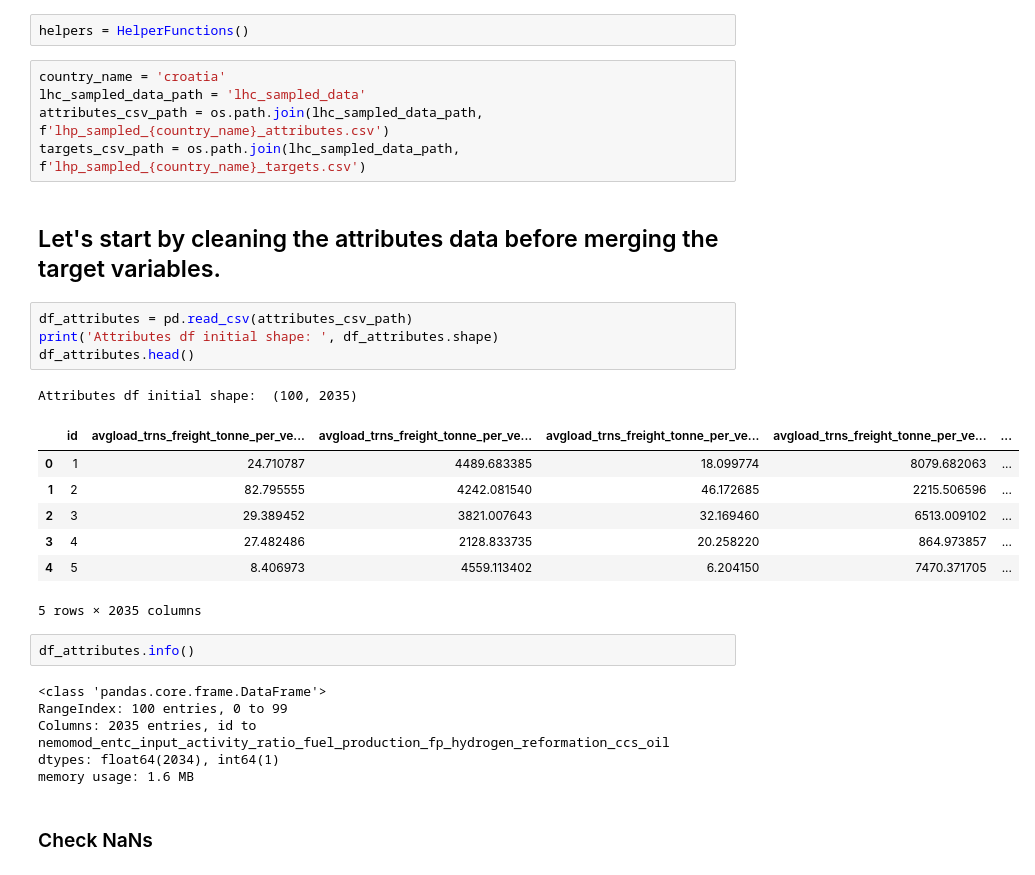
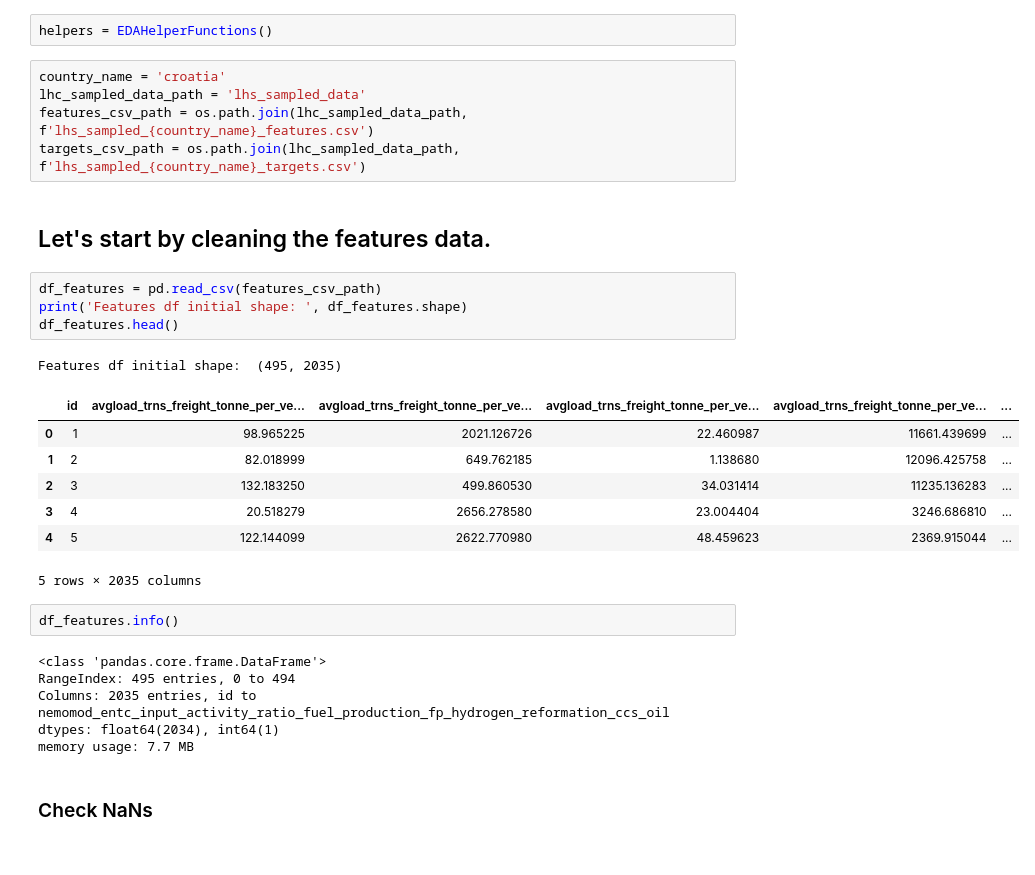
Before and after one commit to JuanRobledo12/sensitivity_analysis, a Jupyter notebook: RF_model_draft.ipynb, the cells around one changed output. Saved outputs shown, nothing was run; the diff lists cells and outputs as text.

```diff
--- a/RF_model_draft.ipynb
+++ b/RF_model_draft.ipynb
@@ -16,33 +20,33 @@ import matplotlib.pyplot as plt
 # %%
-helpers = HelperFunctions()
+helpers = EDAHelperFunctions()
 # %%
 country_name = 'croatia'
-lhc_sampled_data_path = 'lhc_sampled_data'
-attributes_csv_path = os.path.join(lhc_sampled_data_path, f'lhp_sampled_{country_name}_attributes.csv')
-targets_csv_path = os.path.join(lhc_sampled_data_path, f'lhp_sampled_{country_name}_targets.csv')
+lhc_sampled_data_path = 'lhs_sampled_data'
+features_csv_path = os.path.join(lhc_sampled_data_path, f'lhs_sampled_{country_name}_features.csv')
+targets_csv_path = os.path.join(lhc_sampled_data_path, f'lhs_sampled_{country_name}_targets.csv')
 # %% [markdown]
-## Let's start by cleaning the attributes data before merging the target variables.
+## Let's start by cleaning the features data.
 # %%
-df_attributes = pd.read_csv(attributes_csv_path)
-print('Attributes df initial shape: ', df_attributes.shape)
-df_attributes.head()
+df_features = pd.read_csv(features_csv_path)
+print('Features df initial shape: ', df_features.shape)
+df_features.head()
 # %% [output]
-Attributes df initial shape:  (100, 2035)
+Features df initial shape:  (495, 2035)
 |  | id | avgload_trns_freight_tonne_per_ve... | avgload_trns_freight_tonne_per_ve... | avgload_trns_freight_tonne_per_ve... | avgload_trns_freight_tonne_per_ve... | ... |
-| 0 | 1 | 24.710787 | 4489.683385 | 18.099774 | 8079.682063 | ... |
-| 1 | 2 | 82.795555 | 4242.081540 | 46.172685 | 2215.506596 | ... |
-| 2 | 3 | 29.389452 | 3821.007643 | 32.169460 | 6513.009102 | ... |
-| 3 | 4 | 27.482486 | 2128.833735 | 20.258220 | 864.973857 | ... |
-| 4 | 5 | 8.406973 | 4559.113402 | 6.204150 | 7470.371705 | ... |
+| 0 | 1 | 98.965225 | 2021.126726 | 22.460987 | 11661.439699 | ... |
+| 1 | 2 | 82.018999 | 649.762185 | 1.138680 | 12096.425758 | ... |
+| 2 | 3 | 132.183250 | 499.860530 | 34.031414 | 11235.136283 | ... |
+| 3 | 4 | 20.518279 | 2656.278580 | 23.004404 | 3246.686810 | ... |
+| 4 | 5 | 122.144099 | 2622.770980 | 48.459623 | 2369.915044 | ... |
 5 rows × 2035 columns
 # %%
-df_attributes.info()
+df_features.info()
 # %% [output]
 <class 'pandas.core.frame.DataFrame'>
-RangeIndex: 100 entries, 0 to 99
+RangeIndex: 495 entries, 0 to 494
 Columns: 2035 entries, id to nemomod_entc_input_activity_ratio_fuel_production_fp_hydrogen_reformation_ccs_oil
 dtypes: float64(2034), int64(1)
-memory usage: 1.6 MB
+memory usage: 7.7 MB
 # %% [markdown]
 ### Check NaNs
 # %%
```
Also changed, not shown: parts of 38 cells of this notebook, 5 other files.
